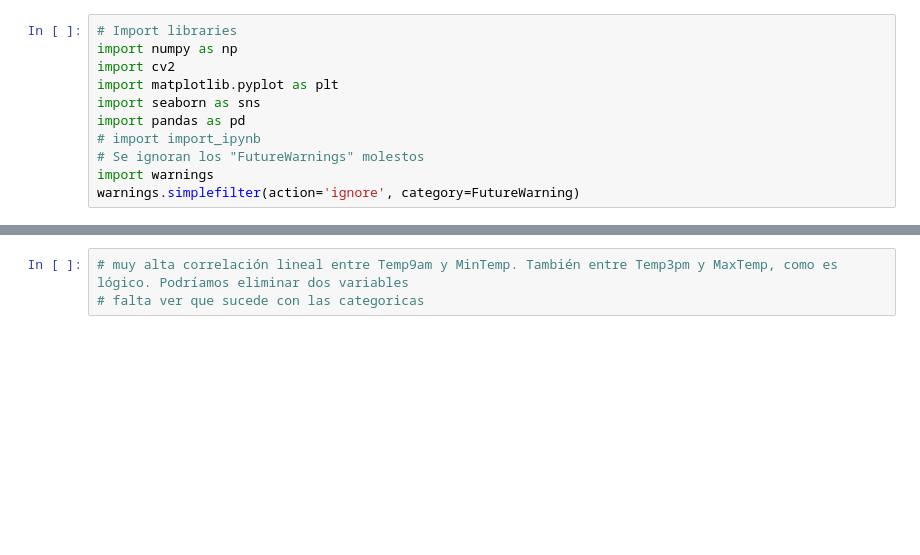
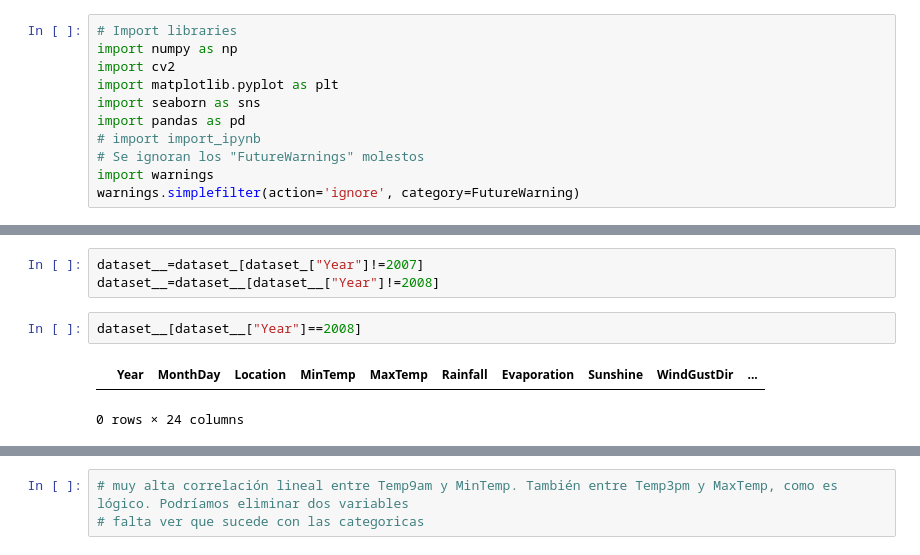
Before and after one commit to ezeguins/analisis_datos_TP, a Jupyter notebook: visualization2.ipynb, the cells around one changed output, grey strips where cells are left out. Cells and saved outputs as stored; diff of their text form; blank space fills up the shorter version.

```diff
--- a/visualization2.ipynb
+++ b/visualization2.ipynb
@@ -15,0 +26,8 @@ dataset = pd.read_csv(DATASET_PATH)
+# %%
+dataset__=dataset_[dataset_["Year"]!=2007]
+dataset__=dataset__[dataset__["Year"]!=2008]
+# %%
+dataset__[dataset__["Year"]==2008]
+# %% [output]
+|  | Year | MonthDay | Location | MinTemp | MaxTemp | Rainfall | Evaporation | Sunshine | WindGustDir | ... |
+0 rows × 24 columns
```
Also changed, not shown: parts of 10 cells of this notebook.
